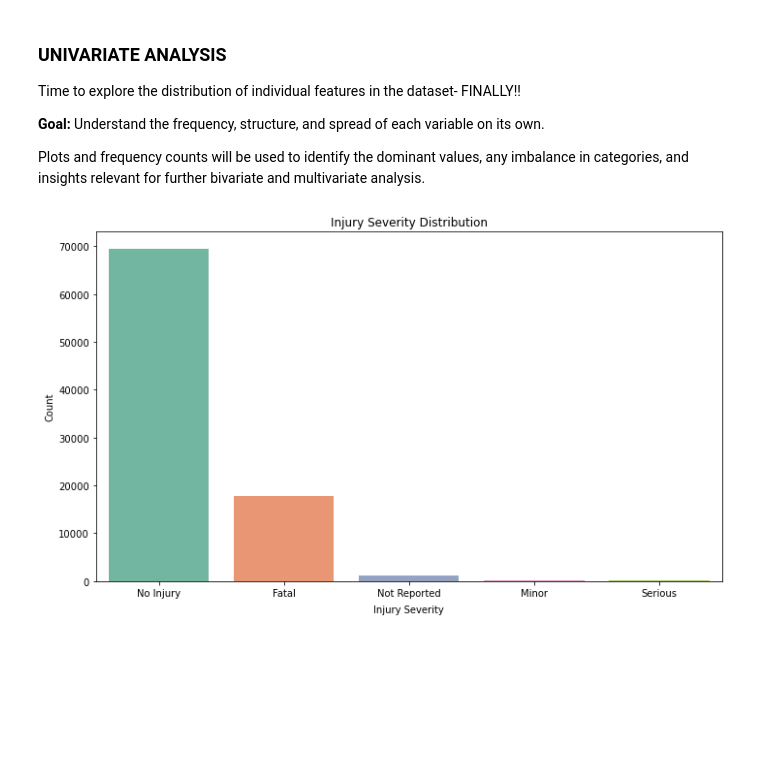
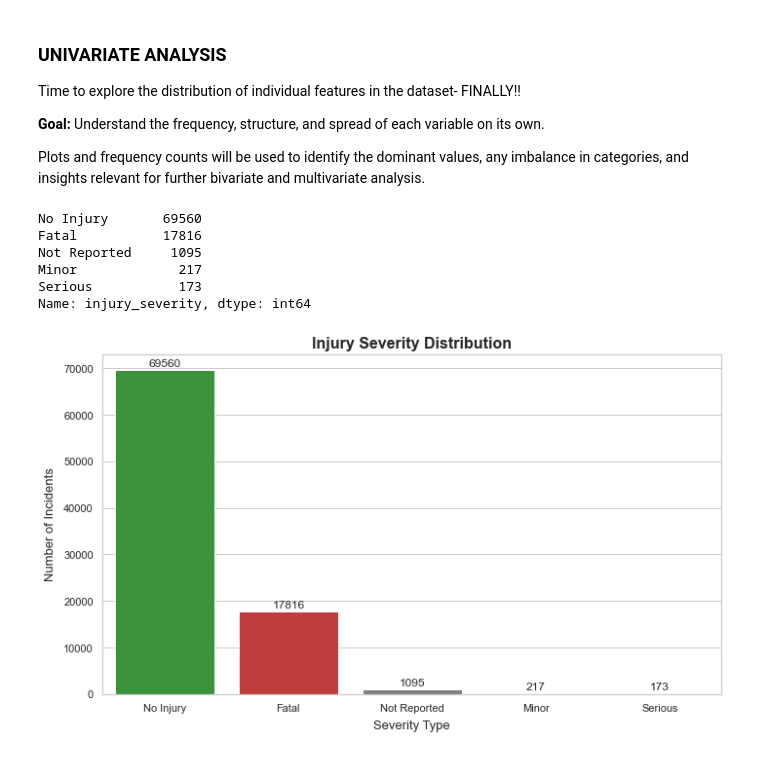
Before and after one commit to Vain-Guy/Capstone-Project-Moringa, a Jupyter notebook: notebook.ipynb, the cells around one changed output. Drawn from its saved outputs; the diff is of its cells as text; code cells hidden in the pictures; blank space fills up the shorter version.

```diff
--- a/notebook.ipynb
+++ b/notebook.ipynb
@@ -1195,16 +1209,46 @@ Time to explore the distribution of individual features in the dataset- FINALLY!
 
 Plots and frequency counts will be used to identify the dominant values, any imbalance in categories, and insights relevant for further bivariate and multivariate analysis.
 # %%
-# Set plot style
+# ==================== [injury_count] ======================
+
+injury_count = aviation_df['injury_severity'].value_counts()
+print(injury_count)
+
+injury_palette = {
+    'Fatal': '#d62728',
+    'Serious': '#ff7f0e',
+    'Minor': '#bcbd22',
+    'No Injury': '#2ca02c',
+    'Not Reported': '#7f7f7f'
+}
+
+# Plot figure
 plt.figure(figsize = (10, 6))
-sns.countplot(data = aviation_df, x = 'injury_severity', order = aviation_df['injury_severity'].value_counts().index, palette = 'Set2')
+sns.countplot(
+    data = aviation_df,
+    x = 'injury_severity',
+    order = aviation_df['injury_severity'].value_counts().index,
+    palette = injury_palette
+)
 
-# Add labels and title
-plt.title('Injury Severity Distribution')
-plt.xlabel('Injury Severity', labelpad = 7)
-plt.ylabel('Count')
+# Add labels
+plt.title('Injury Severity Distribution', weight = 'bold', fontsize = 16)
+plt.xlabel('Severity Type', labelpad = 7, fontsize = 13)
+plt.ylabel('Number of Incidents', labelpad = 7, fontsize = 13)
 plt.xticks(rotation = 0)
+
+# Annotate bars
+for index, value in enumerate(injury_count.values):
+    plt.text(index, value + 750, str(value), ha = 'center', fontsize = 12)
+
 plt.tight_layout()
+
 plt.show()
 # %% [output]
+No Injury       69560
+Fatal           17816
+Not Reported     1095
+Minor             217
+Serious           173
+Name: injury_severity, dtype: int64
-[figure, old version]
+[figure, new version]
```
Also changed, not shown: parts of 35 cells of this notebook.
